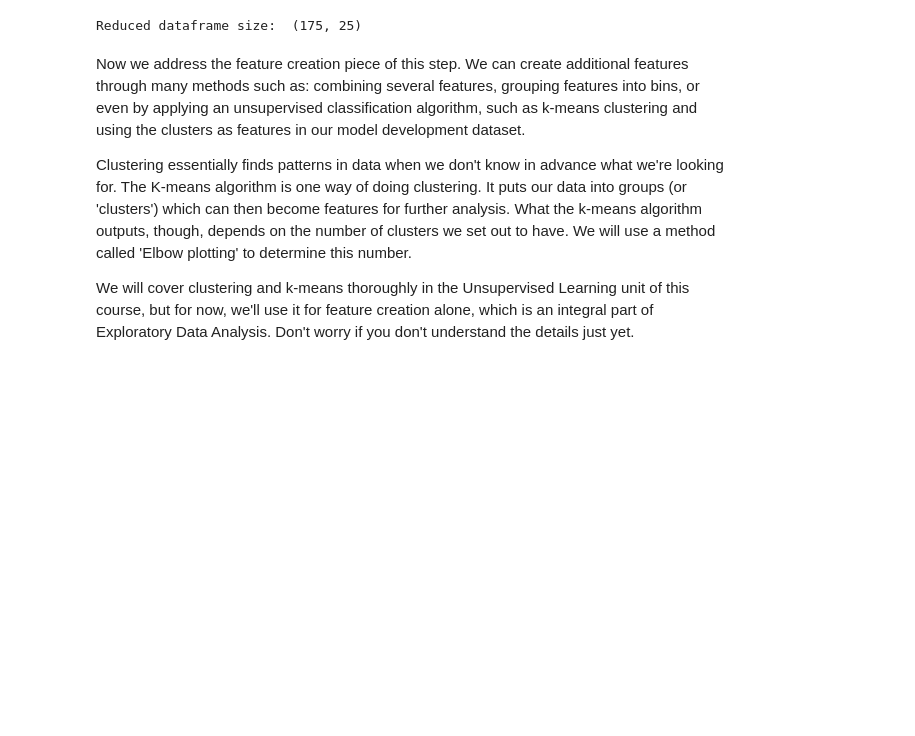
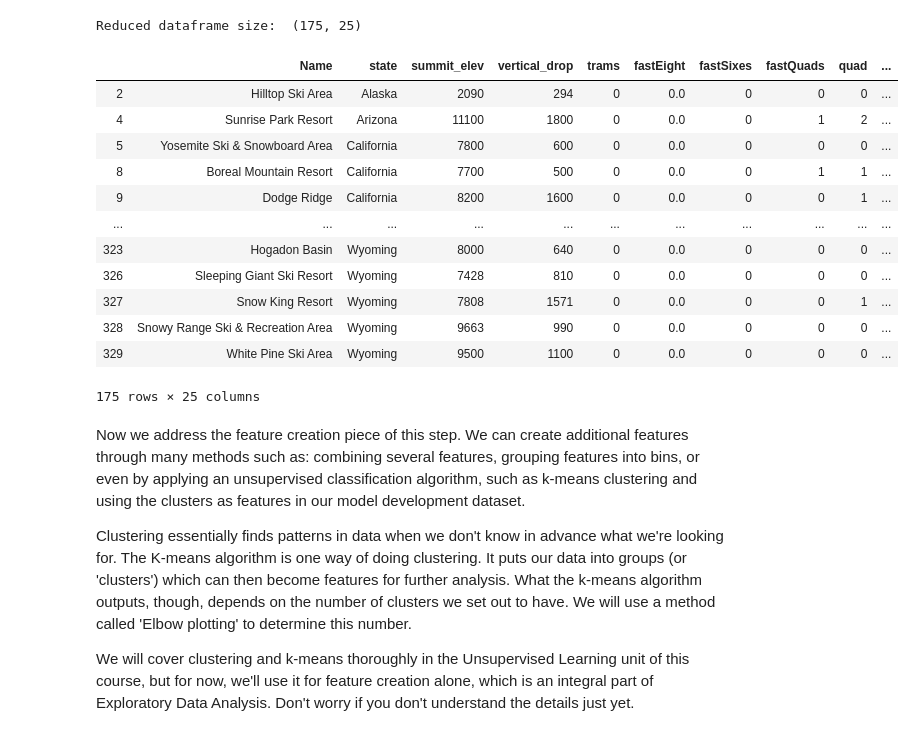
Before and after one commit to grizabella07/GuidedCapstone, a Jupyter notebook: Notebook_stepthree.ipynb, the cells around one changed output. Cells and saved outputs as stored; diff of their text form; code cells hidden in the pictures; blank space fills up the shorter version.

```diff
--- a/Notebook_stepthree.ipynb
+++ b/Notebook_stepthree.ipynb
@@ -328,7 +328,21 @@ Reduced dataframe size:  (175, 25)
 # %%
 # Now replace dfno by the result of dropping the columns in the to_drop variable from it
 #dfno.drop(dfno[to_drop], axis=1)
-del dfno['base_elev']
+dfno.drop(dfno[to_drop], axis=1)
+# %% [output]
+|  | Name | state | summit_elev | vertical_drop | trams | fastEight | fastSixes | fastQuads | quad | ... |
+| 2 | Hilltop Ski Area | Alaska | 2090 | 294 | 0 | 0.0 | 0 | 0 | 0 | ... |
+| 4 | Sunrise Park Resort | Arizona | 11100 | 1800 | 0 | 0.0 | 0 | 1 | 2 | ... |
+| 5 | Yosemite Ski & Snowboard Area | California | 7800 | 600 | 0 | 0.0 | 0 | 0 | 0 | ... |
+| 8 | Boreal Mountain Resort | California | 7700 | 500 | 0 | 0.0 | 0 | 1 | 1 | ... |
+| 9 | Dodge Ridge | California | 8200 | 1600 | 0 | 0.0 | 0 | 0 | 1 | ... |
+| ... | ... | ... | ... | ... | ... | ... | ... | ... | ... | ... |
+| 323 | Hogadon Basin | Wyoming | 8000 | 640 | 0 | 0.0 | 0 | 0 | 0 | ... |
+| 326 | Sleeping Giant Ski Resort | Wyoming | 7428 | 810 | 0 | 0.0 | 0 | 0 | 0 | ... |
+| 327 | Snow King Resort | Wyoming | 7808 | 1571 | 0 | 0.0 | 0 | 0 | 1 | ... |
+| 328 | Snowy Range Ski & Recreation Area | Wyoming | 9663 | 990 | 0 | 0.0 | 0 | 0 | 0 | ... |
+| 329 | White Pine Ski Area | Wyoming | 9500 | 1100 | 0 | 0.0 | 0 | 0 | 0 | ... |
+175 rows × 25 columns
 # %%
 #dfno[dfno['Name'].str.contains('Big Mountain')]
 # %% [markdown]
```
Also changed, not shown: parts of 4 cells of this notebook, 1 other file.
